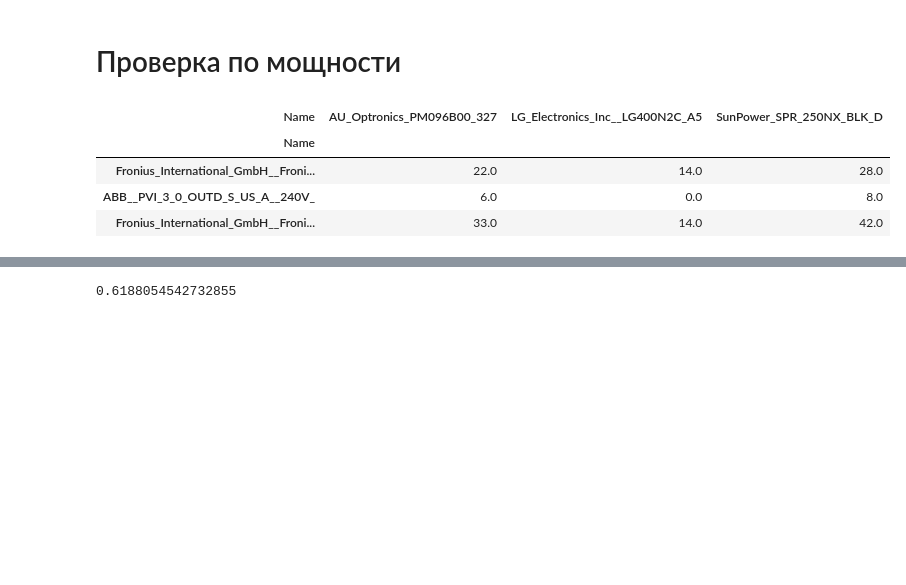
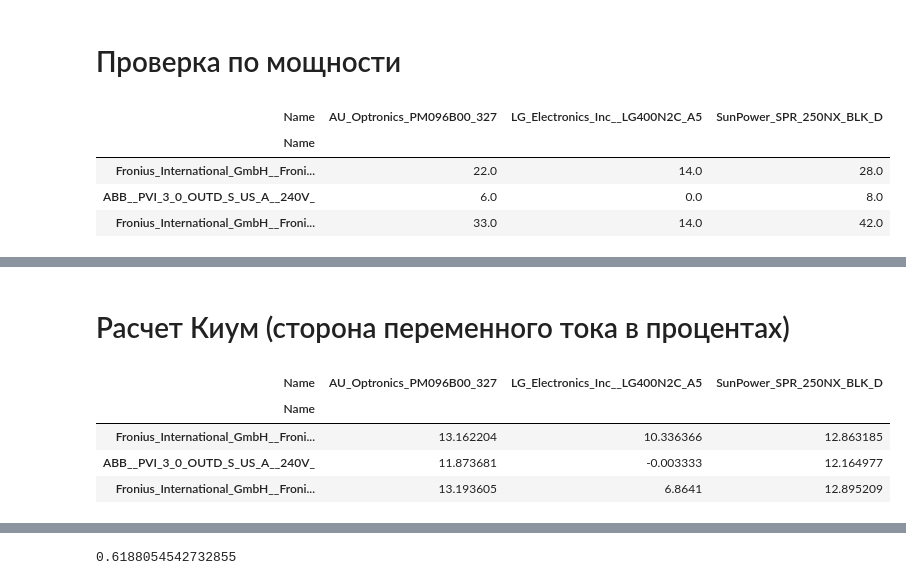
Before and after one commit to EeOneGramm/PVLIB_Grossevichi, a Jupyter notebook: Grossevichi_Kurs.ipynb, the cells around one changed output, grey strips where cells are left out. Cells and saved outputs as stored; diff of their text form; code cells hidden in the pictures; blank space fills up the shorter version.

```diff
--- a/Grossevichi_Kurs.ipynb
+++ b/Grossevichi_Kurs.ipynb
@@ -1086,0 +1164,42 @@ Scheme_total_data
+# %% [markdown]
+# Расчет Киум (сторона переменного тока в процентах)
+# %%
+AC_out_1 = [0] * Candidates_len
+AC_out_2 = [0] * Candidates_len
+AC_out_3 = [0] * Candidates_len
+
+kium_ac_1 = [0] * Candidates_len
+kium_ac_2 = [0] * Candidates_len
+kium_ac_3 = [0] * Candidates_len
+
+kium_ac_data = pd.DataFrame(columns = PV_modules_candidates['Name'],
+                                  index = PV_Inverters_candidates['Name'])
+
+
+for i in range(Candidates_len):
+    AC_out_1[i] = pvlib.inverter.sandia(
+        DC_out_module_1_data['v_mp'] * Scheme_series_data.iloc[i,0],
+        DC_out_module_1_data['p_mp'] * Scheme_total_data.iloc[i,0],
+        PV_Inverters_candidates.iloc[i])
+    kium_ac_data.iloc[i,0] = sum(AC_out_1[i]) / (PV_Inverters_candidates['Paco'].iloc[i] * lendata) * 100
+
+    AC_out_2[i] = pvlib.inverter.sandia(
+        DC_out_module_2_data['v_mp'] * Scheme_series_data.iloc[i,1],
+        DC_out_module_2_data['p_mp'] * Scheme_total_data.iloc[i,1],
+        PV_Inverters_candidates.iloc[i])
+    kium_ac_data.iloc[i,1] = sum(AC_out_2[i]) / (PV_Inverters_candidates['Paco'].iloc[i] * lendata) * 100
+
+    AC_out_3[i] = pvlib.inverter.sandia(
+        DC_out_module_3_data['v_mp'] * Scheme_series_data.iloc[i,2],
+        DC_out_module_3_data['p_mp'] * Scheme_total_data.iloc[i,2],
+        PV_Inverters_candidates.iloc[i])
+    kium_ac_data.iloc[i,2] = sum(AC_out_3[i]) / (PV_Inverters_candidates['Paco'].iloc[i] * lendata) * 100
+
+
+kium_ac_data
+# %% [output]
+| Name | AU_Optronics_PM096B00_327 | LG_Electronics_Inc__LG400N2C_A5 | SunPower_SPR_250NX_BLK_D |
+| Name |  |  |  |
+| Fronius_International_GmbH__Froni... | 13.162204 | 10.336366 | 12.863185 |
+| ABB__PVI_3_0_OUTD_S_US_A__240V_ | 11.873681 | -0.003333 | 12.164977 |
+| Fronius_International_GmbH__Froni... | 13.193605 | 6.8641 | 12.895209 |
```
Also changed, not shown: parts of 6 cells of this notebook, 1 other file.
